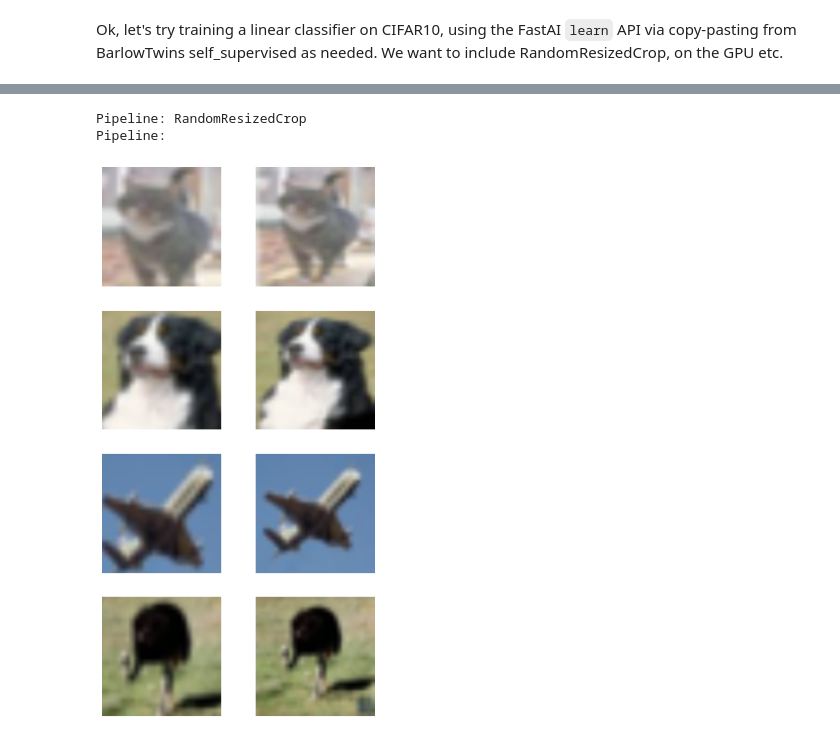
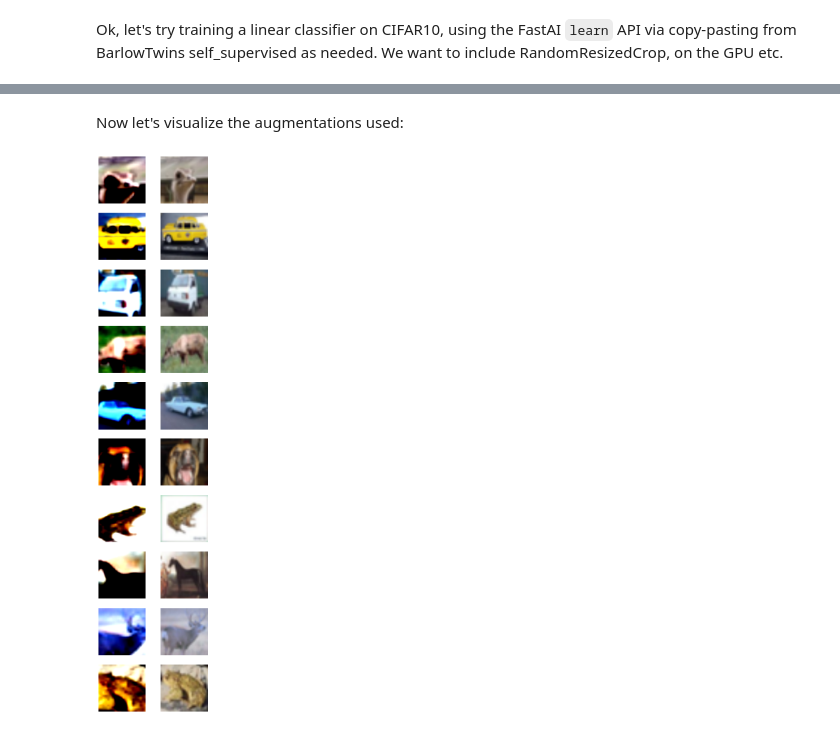
Before and after one commit to hamish-haggerty/AI-hacking, a Jupyter notebook: SSL/cifar10_linear_learner.ipynb, the cells around one changed output, grey strips where cells are left out. Saved outputs shown, nothing was run; the diff lists cells and outputs as text; code cells hidden in the pictures.

```diff
--- a/SSL/cifar10_linear_learner.ipynb
+++ b/SSL/cifar10_linear_learner.ipynb
@@ -80,18 +107,14 @@ def get_batch_augs(size,
 # %%
 #Linear model
 class LinearModel(Module):
-    """An encoder followed by a projector
+    """Linear model
     """
     def __init__(self,indim,outdim=10):
-        self.L = nn.Linear(indim,1024)
-        self.L0 = nn.Linear(1024,1024)
-        self.L2 = nn.Linear(1024,outdim)
+        self.L = nn.Linear(indim,outdim)
         self.relu = nn.ReLU()
 
     def forward(self,x):
-            x=self.relu(self.L(x.view(x.shape[0],-1)))
-            x=self.relu(self.L0(x))
-            x=self.L2(x)
+            x=self.L(x.view(x.shape[0],-1))
             return x
 # %%
 class BarlowTwins(Callback):
@@ -293,0 +164,19 @@ BarlowTwins
+# %%
+#hyperparameters
+n_in=3
+size=128
+seed=42
+
+#data
+seed_everything(seed=42)
+dls = ImageDataLoaders.from_lists(path, fnames, labels,
+                                  item_tfms=[Resize(size=size)],bs=1024,valid_pct=0.5,
+                                  num_workers=12*(cuda=='cuda'),device=device,seed=42
+                                  )
+
+
+#model, aug_pipeline 'callback' (what do we call this?) and learner
+model = LinearModel(indim=size*size*3)
+aug_pipelines = [get_batch_augs(size=size,stats=cifar_stats,resize_scale=(0.3, 1.0))]
+bt = BarlowTwins(aug_pipelines,show_batch=True,n_in=n_in,print_augs=True)
+learn = Learner(dls,model, cbs=[bt],metrics=accuracy)
@@ -294,17 +194,9 @@ BarlowTwins
+# %% [markdown]
+Now let's visualize the augmentations used:
 # %%
-n_in=3
-model = LinearModel(indim=size*size*3)
-
-
-aug_pipelines = [get_batch_augs(size=size)]
-tem = BarlowTwins(aug_pipelines,n_in=n_in,print_augs=True)
-learn = Learner(dls,model, cbs=[tem])
-
 b = dls.one_batch()
 learn._split(b)
 learn('before_batch')
-axes = learn.barlow_twins.show(n=4)
+axes = learn.barlow_twins.show(n=10)
 # %% [output]
-Pipeline: RandomResizedCrop
-Pipeline:
-[figure, old version]
+[figure, new version]
```
Also changed, not shown: parts of 25 cells of this notebook.
